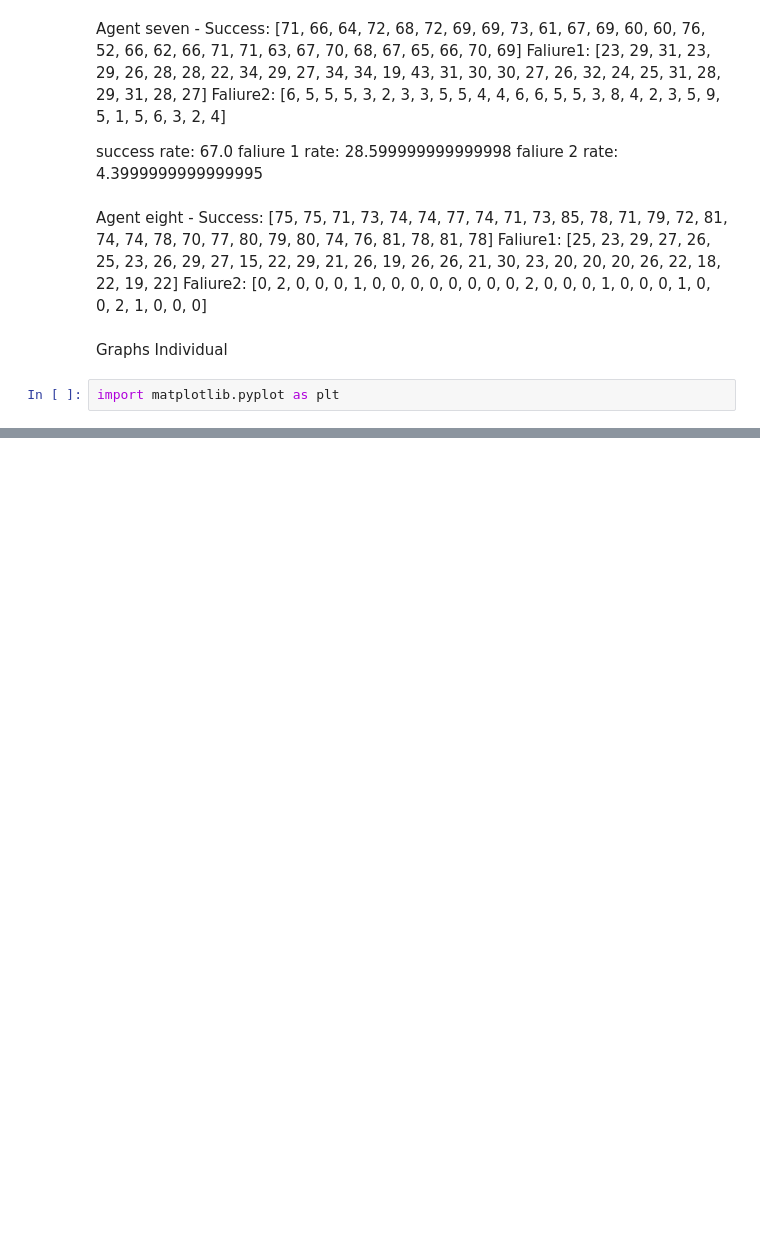
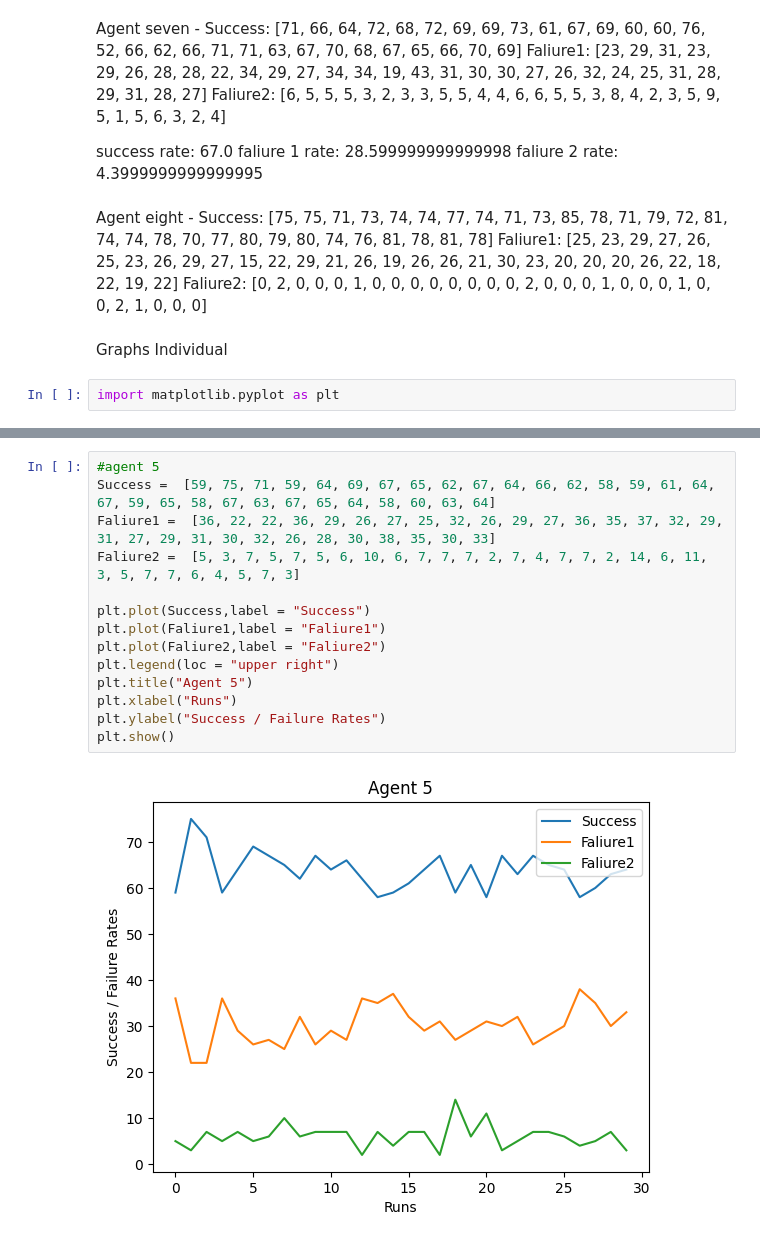
Before and after one commit to Rishit19/Project-Circle-of-Life, a Jupyter notebook: all agents.ipynb, the cells around one changed output, grey strips where cells are left out. Saved outputs shown, nothing was run; the diff lists cells and outputs as text; blank space fills up the shorter version.

```diff
--- a/all agents.ipynb
+++ b/all agents.ipynb
@@ -1646,3 +1686,19 @@ plt.show()
+# %%
+#agent 5
+Success =  [59, 75, 71, 59, 64, 69, 67, 65, 62, 67, 64, 66, 62, 58, 59, 61, 64, 67, 59, 65, 58, 67, 63, 67, 65, 64, 58, 60, 63, 64]
+Faliure1 =  [36, 22, 22, 36, 29, 26, 27, 25, 32, 26, 29, 27, 36, 35, 37, 32, 29, 31, 27, 29, 31, 30, 32, 26, 28, 30, 38, 35, 30, 33]
+Faliure2 =  [5, 3, 7, 5, 7, 5, 6, 10, 6, 7, 7, 7, 2, 7, 4, 7, 7, 2, 14, 6, 11, 3, 5, 7, 7, 6, 4, 5, 7, 3]
+
+plt.plot(Success,label = "Success")
+plt.plot(Faliure1,label = "Faliure1")
+plt.plot(Faliure2,label = "Faliure2")
+plt.legend(loc = "upper right")
+plt.title("Agent 5")
+plt.xlabel("Runs")
+plt.ylabel("Success / Failure Rates")
+plt.show()
+# %% [output]
+[figure, added]
 # %%
 
 #* Agent 6
```
Also changed, not shown: parts of 31 cells of this notebook.
